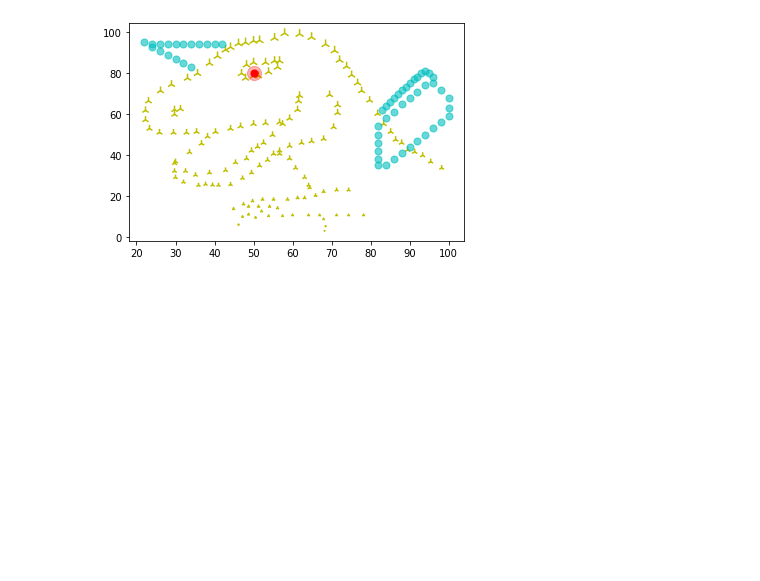
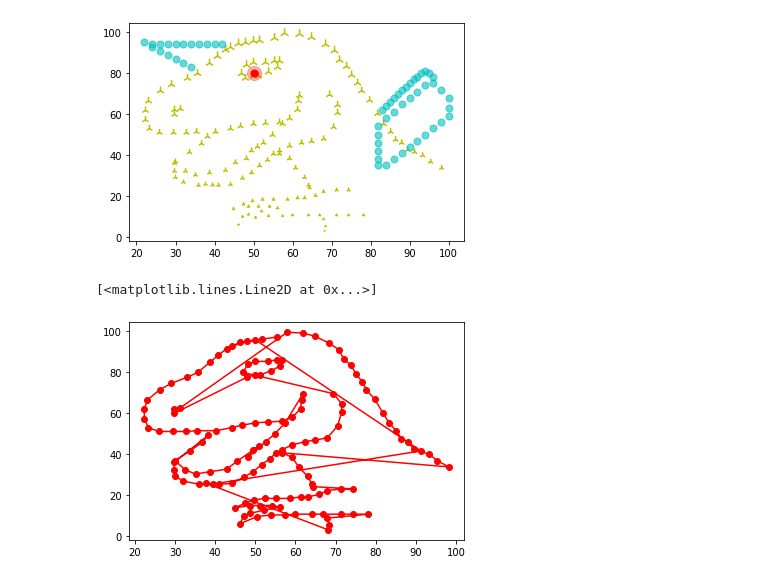
Before and after one commit to watcharapornn/KKU_data_mining, a Jupyter notebook: Data102.ipynb, the cells around one changed output. Saved outputs shown, nothing was run; the diff lists cells and outputs as text; code cells hidden in the pictures; blank space fills up the shorter version.

```diff
--- a/Data102.ipynb
+++ b/Data102.ipynb
@@ -236,3 +236,8 @@ plt.scatter([83,84,85,86,87,88,89,90,91,92,93,94,95,96],[62,64,66,68,70,72,73,75
 # %% [output]
 <matplotlib.collections.PathCollection at 0x...>
 [figure]
+# %%
+plt.plot(data['x'],data['y'],'ro-')
+# %% [output]
+[<matplotlib.lines.Line2D at 0x...>]
+[figure, added]
```
Also changed, not shown: parts of 6 cells of this notebook.
